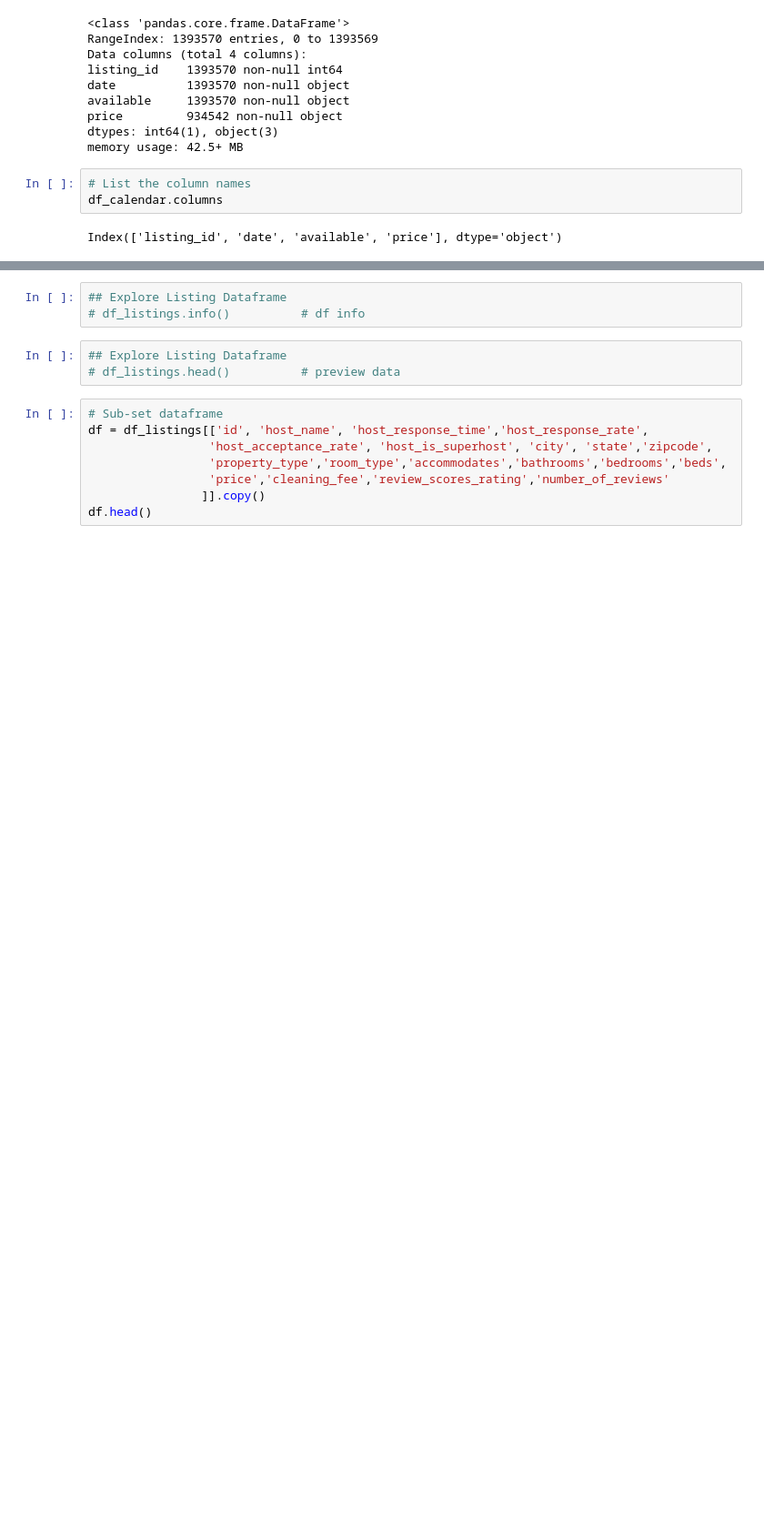
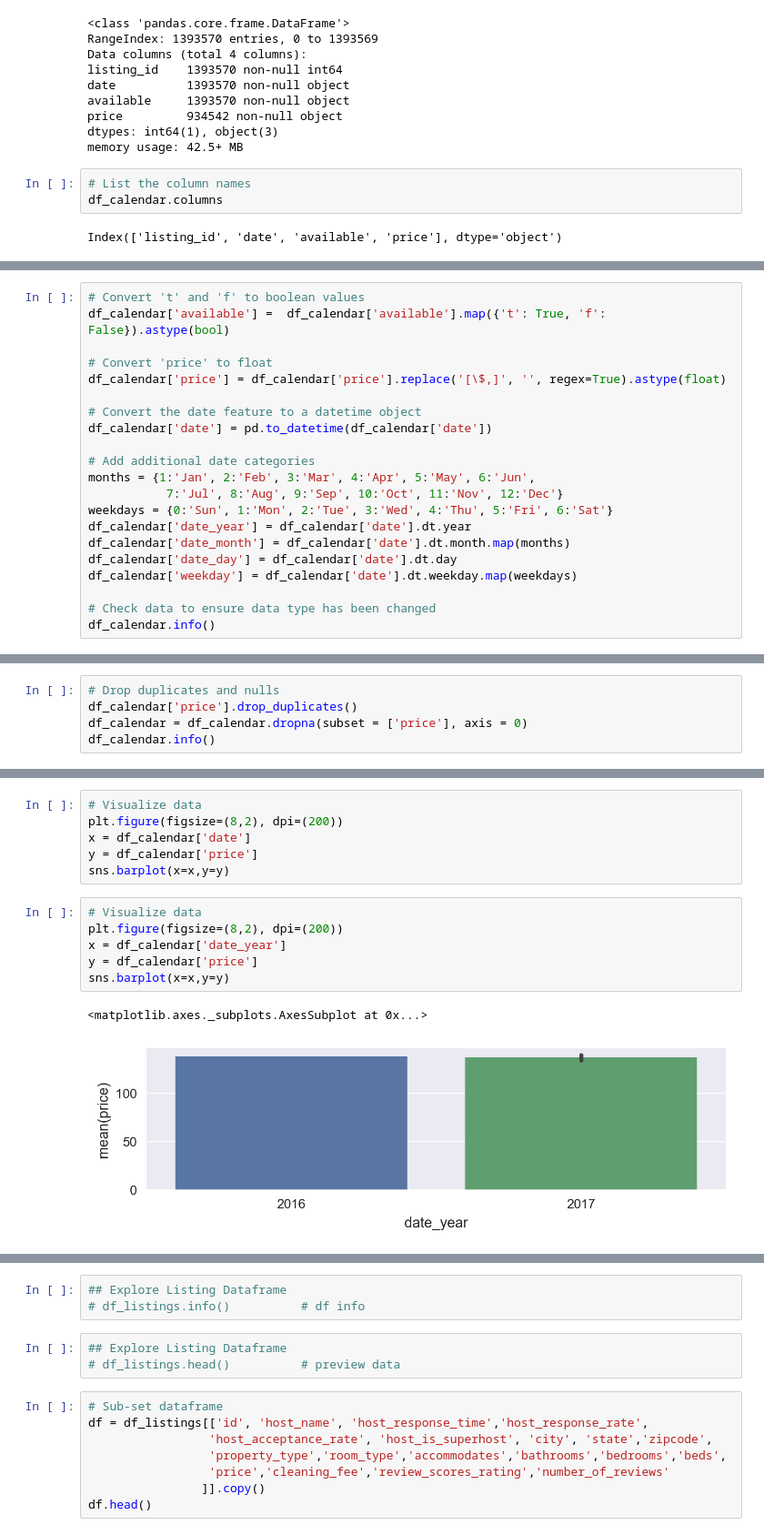
Before and after one commit to vektirgroup/Udacity_Project_1, a Jupyter notebook: Tyler Hunt - Project 1.ipynb, the cells around one changed output, grey strips where cells are left out. Shown: that part at 91% size. Saved outputs shown, nothing was run; the diff lists cells and outputs as text; blank space fills up the shorter version.

Commit message:
finsih clean calendar data

```diff
--- a/Tyler Hunt - Project 1.ipynb
+++ b/Tyler Hunt - Project 1.ipynb
@@ -93,0 +97,21 @@ df_calendar.sample(5)
+# %%
+# Convert 't' and 'f' to boolean values
+df_calendar['available'] =  df_calendar['available'].map({'t': True, 'f': False}).astype(bool)
+
+# Convert 'price' to float
+df_calendar['price'] = df_calendar['price'].replace('[\$,]', '', regex=True).astype(float)
+
+# Convert the date feature to a datetime object
+df_calendar['date'] = pd.to_datetime(df_calendar['date'])
+
+# Add additional date categories
+months = {1:'Jan', 2:'Feb', 3:'Mar', 4:'Apr', 5:'May', 6:'Jun',
+           7:'Jul', 8:'Aug', 9:'Sep', 10:'Oct', 11:'Nov', 12:'Dec'}
+weekdays = {0:'Sun', 1:'Mon', 2:'Tue', 3:'Wed', 4:'Thu', 5:'Fri', 6:'Sat'}
+df_calendar['date_year'] = df_calendar['date'].dt.year
+df_calendar['date_month'] = df_calendar['date'].dt.month.map(months)
+df_calendar['date_day'] = df_calendar['date'].dt.day
+df_calendar['weekday'] = df_calendar['date'].dt.weekday.map(weekdays)
+
+# Check data to ensure data type has been changed
+df_calendar.info()
@@ -93,0 +168,5 @@ df_calendar.sample(5)
+# %%
+# Drop duplicates and nulls
+df_calendar['price'].drop_duplicates()
+df_calendar = df_calendar.dropna(subset = ['price'], axis = 0)
+df_calendar.info()
@@ -93,0 +197,15 @@ df_calendar.sample(5)
+# %%
+# Visualize data
+plt.figure(figsize=(8,2), dpi=(200))
+x = df_calendar['date']
+y = df_calendar['price']
+sns.barplot(x=x,y=y)
+# %%
+# Visualize data
+plt.figure(figsize=(8,2), dpi=(200))
+x = df_calendar['date_year']
+y = df_calendar['price']
+sns.barplot(x=x,y=y)
+# %% [output]
+<matplotlib.axes._subplots.AxesSubplot at 0x...>
+[figure, added]
```
Also changed, not shown: parts of 20 cells of this notebook.
